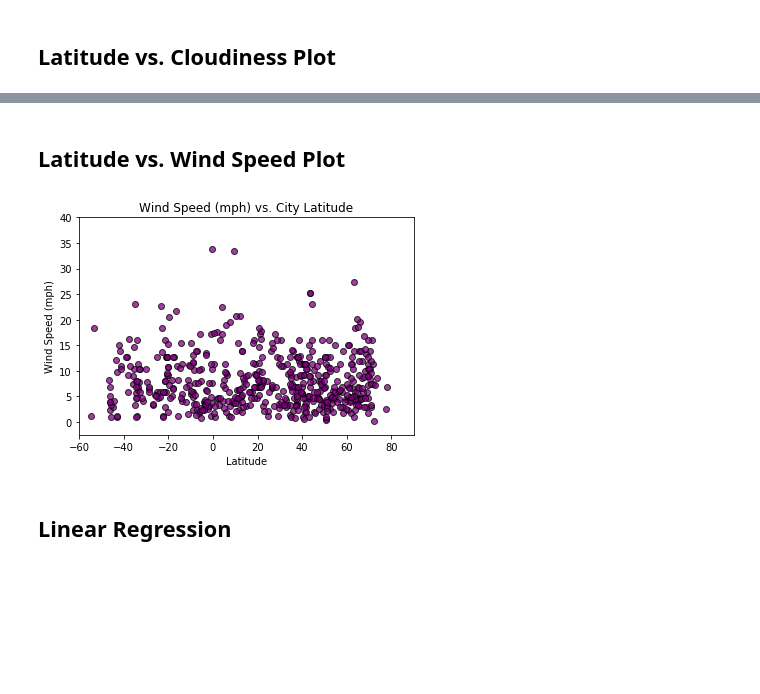
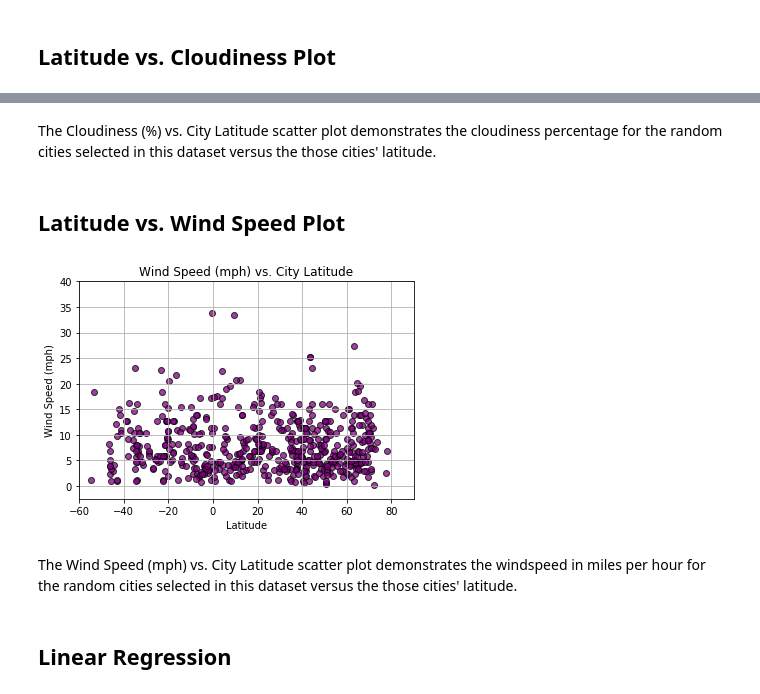
Before and after one commit to sjricketts/python-api-challenge, a Jupyter notebook: WeatherPy/WeatherPy.ipynb, the cells around one changed output, grey strips where cells are left out. Saved outputs shown, nothing was run; the diff lists cells and outputs as text; code cells hidden in the pictures; blank space fills up the shorter version.

```diff
--- a/WeatherPy/WeatherPy.ipynb
+++ b/WeatherPy/WeatherPy.ipynb
@@ -211,15 +220,20 @@ plt.show()
+# %% [markdown]
+The Cloudiness (%) vs. City Latitude scatter plot demonstrates the cloudiness percentage for the random cities selected in this dataset versus the those cities' latitude.
 # %% [markdown]
 ## Latitude vs. Wind Speed Plot
 # %%
 plt.scatter(lat, wind, marker="o", facecolors="purple", edgecolors="black", alpha=0.75)
 plt.xlim(-60, 90)
 plt.ylim(-2.5, 40)
 plt.xlabel("Latitude")
 plt.ylabel("Wind Speed (mph)")
 plt.title("Wind Speed (mph) vs. City Latitude")
+plt.grid()
 plt.show()
 # %% [output]
-[figure, old version]
+[figure, new version]
+# %% [markdown]
+The Wind Speed (mph) vs. City Latitude scatter plot demonstrates the windspeed in miles per hour for the random cities selected in this dataset versus the those cities' latitude.
 # %% [markdown]
 ## Linear Regression
 # %%
```
Also changed, not shown: parts of 5 cells of this notebook.
